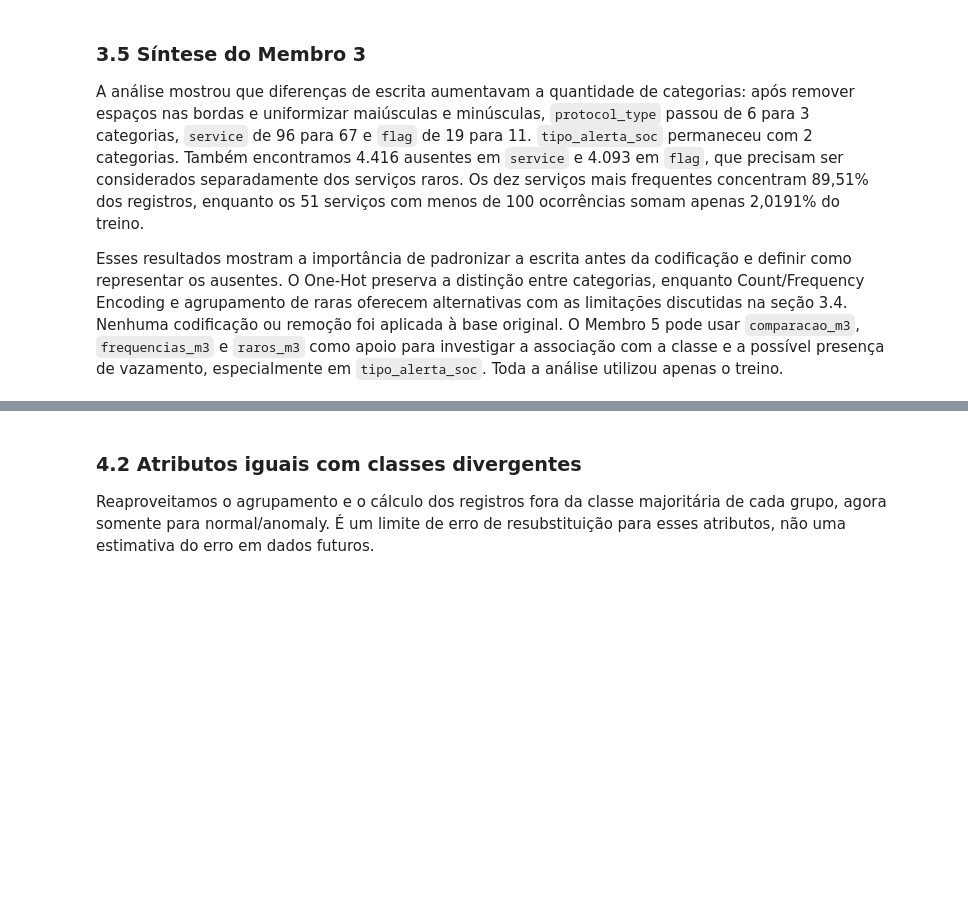
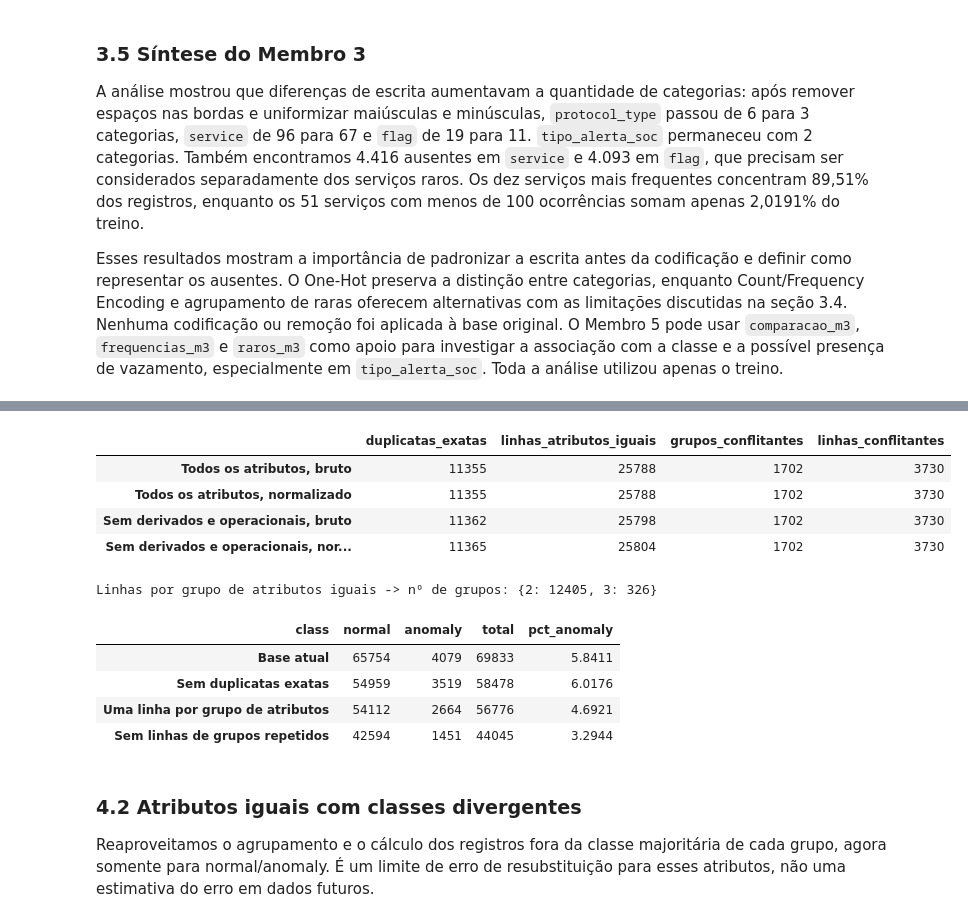
Before and after one commit to matheusmra/tp-ia, a Jupyter notebook: notebooks/01_analise_exploratoria.ipynb, the cells around one changed output, grey strips where cells are left out. Saved outputs shown, nothing was run; the diff lists cells and outputs as text; code cells hidden in the pictures; blank space fills up the shorter version.

```diff
--- a/notebooks/01_analise_exploratoria.ipynb
+++ b/notebooks/01_analise_exploratoria.ipynb
@@ -914,3 +916,54 @@ display(resumo_dup_m4)
+# %%
+# Revisão de 4.1: mesmo diagnóstico em uma cópia (categorias normalizadas) e sem derivados/operacionais.
+COLS_DERIVADAS_M4 = ["src_bytes_kb", "dst_bytes_kb", "total_bytes", "same_srv_pct", "protocolo_cod"]
+COLS_OPERACIONAIS_M4 = ["score_ids_legado", "tipo_alerta_soc", "tempo_resposta_analista_min"]
+ATRIB_ORIG_M4 = [c for c in ATRIB_M4 if c not in COLS_DERIVADAS_M4 + COLS_OPERACIONAIS_M4]
+
+df_copia_m4 = df_train.copy()
+for c in df_copia_m4[ATRIB_M4].select_dtypes(exclude="number").columns:
+    df_copia_m4[c] = df_copia_m4[c].str.strip().str.lower()
+
+def diagnostico_dup(d, cols):
+    conflito = d.groupby(cols, dropna=False)[COL_ROTULO_M4].transform("nunique") > 1
+    return {"duplicatas_exatas": int(d.duplicated(subset=cols + [COL_ROTULO_M4]).sum()),
+            "linhas_atributos_iguais": int(d.duplicated(subset=cols, keep=False).sum()),
+            "grupos_conflitantes": len(d.loc[conflito].drop_duplicates(subset=cols)),
+            "linhas_conflitantes": int(conflito.sum())}
+
+cenarios_m4 = {
+    "Todos os atributos, bruto": (df_train, ATRIB_M4),
+    "Todos os atributos, normalizado": (df_copia_m4, ATRIB_M4),
+    "Sem derivados e operacionais, bruto": (df_train, ATRIB_ORIG_M4),
+    "Sem derivados e operacionais, normalizado": (df_copia_m4, ATRIB_ORIG_M4),
+}
+revisao_dup_m4 = pd.DataFrame({k: diagnostico_dup(d, cols) for k, (d, cols) in cenarios_m4.items()}).T
+display(revisao_dup_m4)
+
+tamanho_grupos_m4 = df_train.loc[mascara_dup_parcial].groupby(ATRIB_M4, dropna=False).size().value_counts().sort_index()
+print("Linhas por grupo de atributos iguais -> nº de grupos:", tamanho_grupos_m4.to_dict())
+
+# Efeito de cada tratamento sobre as classes, só diagnóstico e nada é removido de df_train
+efeito_trat_m4 = pd.DataFrame({
+    "Base atual": df_train[COL_ROTULO_M4].value_counts(),
+    "Sem duplicatas exatas": df_train.drop_duplicates()[COL_ROTULO_M4].value_counts(),
+    "Uma linha por grupo de atributos": df_train.drop_duplicates(subset=ATRIB_M4)[COL_ROTULO_M4].value_counts(),
+    "Sem linhas de grupos repetidos": df_train.loc[~mascara_dup_parcial, COL_ROTULO_M4].value_counts(),
+}).T
+efeito_trat_m4["total"] = efeito_trat_m4.sum(axis=1)
+efeito_trat_m4["pct_anomaly"] = 100 * efeito_trat_m4["anomaly"] / efeito_trat_m4["total"]
+display(efeito_trat_m4)
+# %% [output]
+|  | duplicatas_exatas | linhas_atributos_iguais | grupos_conflitantes | linhas_conflitantes |
+| Todos os atributos, bruto | 11355 | 25788 | 1702 | 3730 |
+| Todos os atributos, normalizado | 11355 | 25788 | 1702 | 3730 |
+| Sem derivados e operacionais, bruto | 11362 | 25798 | 1702 | 3730 |
+| Sem derivados e operacionais, nor... | 11365 | 25804 | 1702 | 3730 |
+Linhas por grupo de atributos iguais -> nº de grupos: {2: 12405, 3: 326}
+| class | normal | anomaly | total | pct_anomaly |
+| Base atual | 65754 | 4079 | 69833 | 5.8411 |
+| Sem duplicatas exatas | 54959 | 3519 | 58478 | 6.0176 |
+| Uma linha por grupo de atributos | 54112 | 2664 | 56776 | 4.6921 |
+| Sem linhas de grupos repetidos | 42594 | 1451 | 44045 | 3.2944 |
 # %% [markdown]
 ### 4.2 Atributos iguais com classes divergentes
 
```
Also changed, not shown: parts of 14 cells of this notebook.
